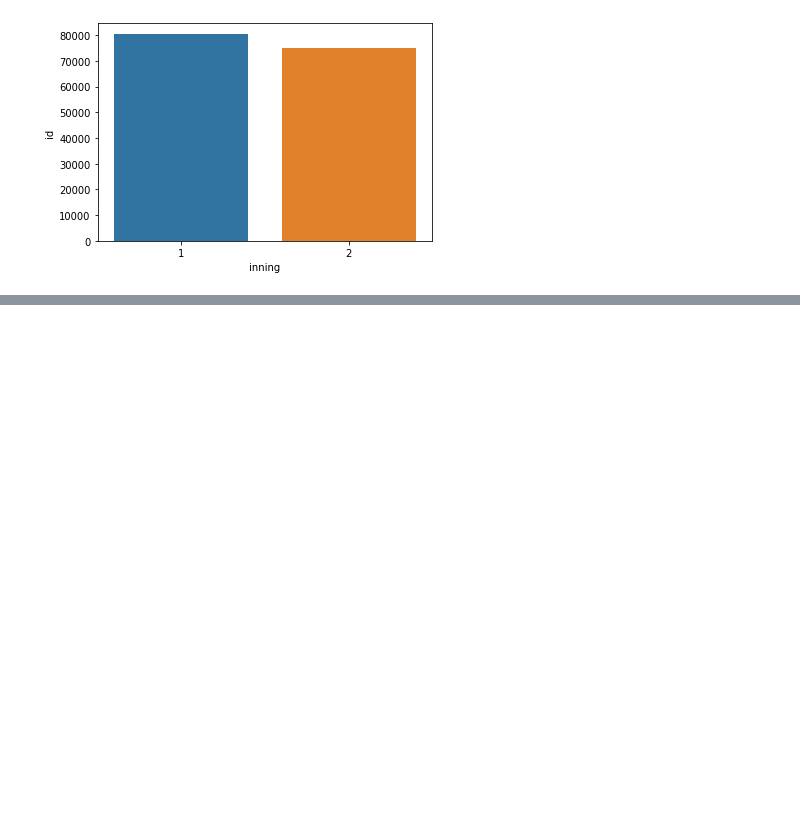
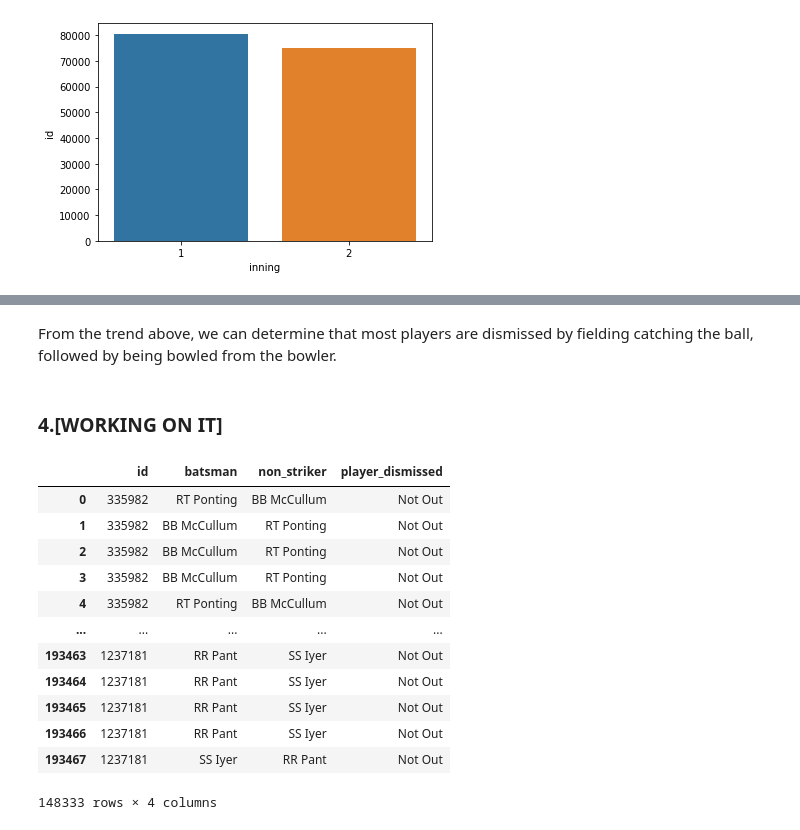
Before and after one commit to Rohanjos97/data-mining-asignments, a Jupyter notebook: IT496_Introduction_to Data_Mining _Lab Assignment_01.ipynb, the cells around one changed output, grey strips where cells are left out. Cells and saved outputs as stored; diff of their text form; code cells hidden in the pictures; blank space fills up the shorter version.

```diff
--- a/IT496_Introduction_to Data_Mining _Lab Assignment_01.ipynb
+++ b/IT496_Introduction_to Data_Mining _Lab Assignment_01.ipynb
@@ -692,0 +695,26 @@ axes.set_title('title');
+# %% [markdown]
+From the trend above, we can determine that most players are dismissed by fielding catching the ball, followed by being bowled from the bowler.
+# %% [markdown]
+### 4.[**WORKING ON IT**]
+# %%
+player_dismissed = df[['id','batsman','non_striker','player_dismissed']]
+player_dismissed
+
+finishers = player_dismissed[player_dismissed['batsman'] != player_dismissed['player_dismissed']]#[['id','batsman']]
+# finishers.rename(columns={'batsman':'finisher'},inplace=True)
+# finishers = finishers['finisher'].value_counts()[:15]
+finishers
+# %% [output]
+|  | id | batsman | non_striker | player_dismissed |
+| 0 | 335982 | RT Ponting | BB McCullum | Not Out |
+| 1 | 335982 | BB McCullum | RT Ponting | Not Out |
+| 2 | 335982 | BB McCullum | RT Ponting | Not Out |
+| 3 | 335982 | BB McCullum | RT Ponting | Not Out |
+| 4 | 335982 | RT Ponting | BB McCullum | Not Out |
+| ... | ... | ... | ... | ... |
+| 193463 | 1237181 | RR Pant | SS Iyer | Not Out |
+| 193464 | 1237181 | RR Pant | SS Iyer | Not Out |
+| 193465 | 1237181 | RR Pant | SS Iyer | Not Out |
+| 193466 | 1237181 | RR Pant | SS Iyer | Not Out |
+| 193467 | 1237181 | SS Iyer | RR Pant | Not Out |
+148333 rows × 4 columns
```
Also changed, not shown: parts of 11 cells of this notebook.
